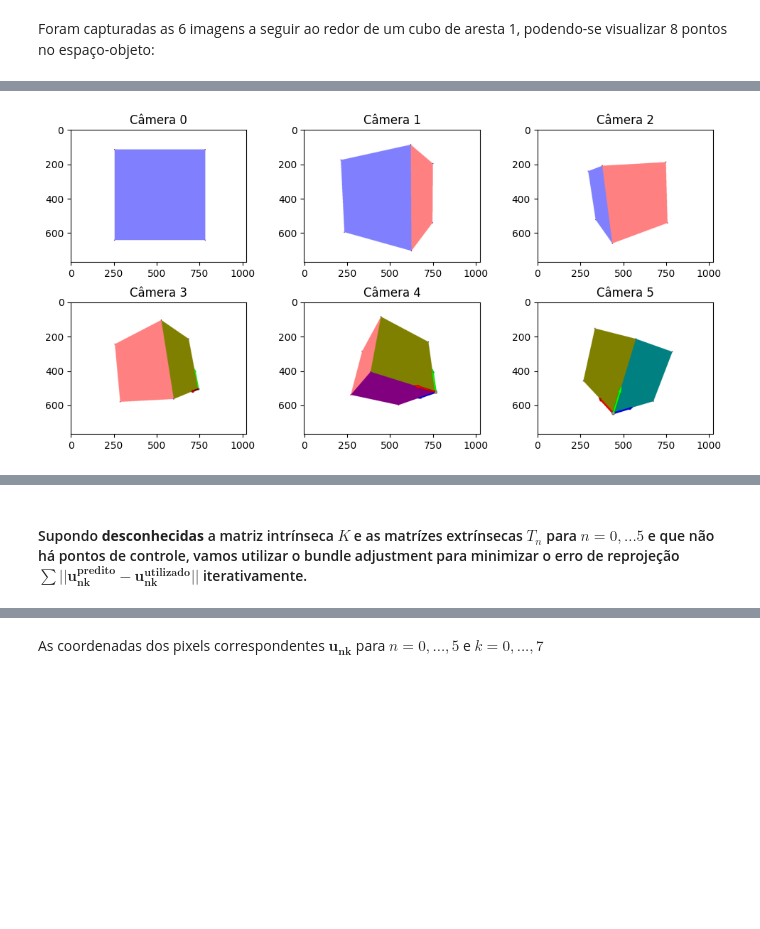
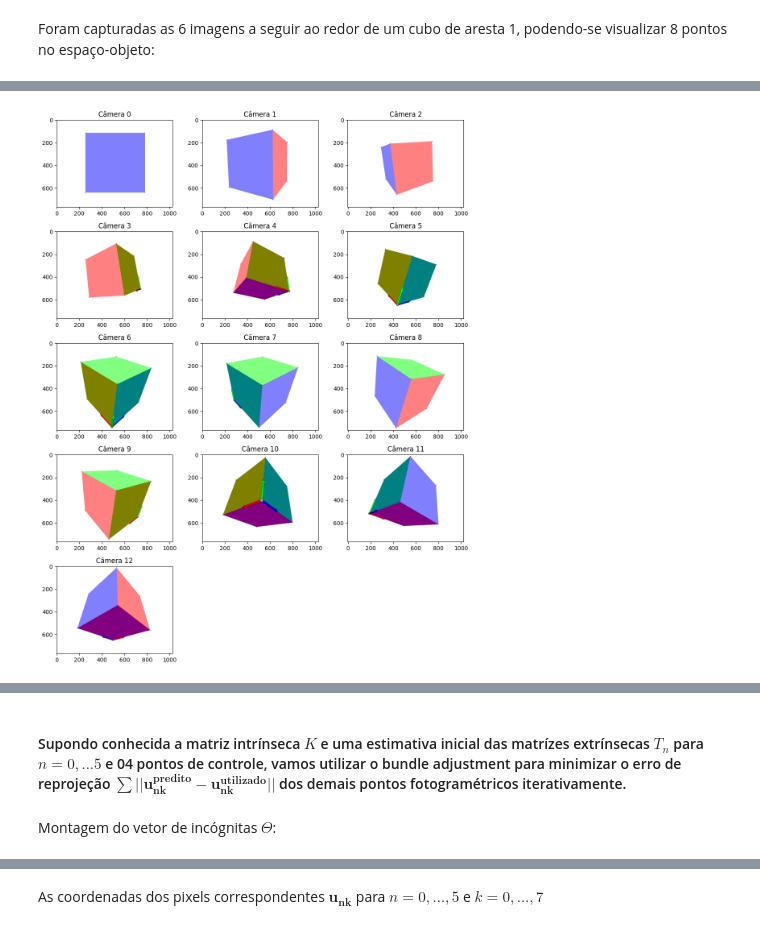
Before and after one commit to HumbertoDiego/SFMTools, a Jupyter notebook: fototriangulação_BundleAdjustment.ipynb, the cells around one changed output, grey strips where cells are left out. Saved outputs shown, nothing was run; the diff lists cells and outputs as text; code cells hidden in the pictures; blank space fills up the shorter version.

```diff
--- a/fototriangulação_BundleAdjustment.ipynb
+++ b/fototriangulação_BundleAdjustment.ipynb
@@ -459,25 +451,28 @@ Foram capturadas as 6 imagens a seguir ao redor de um cubo de aresta 1, podendo-
 # %%
 import matplotlib.pyplot as plt
 import matplotlib.image as mpimg
 
 # Load the images
 img = []
-for i in range(1,7):
+for i in range(1,14):
     img.append(mpimg.imread(f'aux_data/CuboCaptrue{i}.png'))
 
 # Create a figure and a set of subplots
-fig, axes = plt.subplots(2, 3, figsize=(10, 5))
+fig, axes = plt.subplots(5, 3, figsize=(11, 14))
 
 # Display images
 c = 0
-for i in range(0,2): # linha
+for i in range(0,5): # linha
     for k in range(0,3): # #coluna
-        axes[i][k].imshow(img[c])
-        axes[i][k].set_title(f'Câmera {c}')
+        if c>12:
+            axes[i][k].set_visible(False)
+        else:
+            axes[i][k].imshow(img[c])
+            axes[i][k].set_title(f'Câmera {c}')
         c+=1
 
 # Adjust layout
 plt.tight_layout()
 plt.show()
 # %% [output]
-[figure, old version]
+[figure, new version]
@@ -484,2 +480,4 @@ plt.show()
 # %% [markdown]
-#### Supondo <b>desconhecidas</b> a matriz intrínseca $K$ e as matrízes extrínsecas $T_n$ para $n=0,...5$ e que não há pontos de controle, vamos utilizar o bundle adjustment para minimizar o erro de reprojeção $\sum || \mathbf{u^{predito}_{nk}} - \mathbf{u^{utilizado}_{nk}}||$ iterativamente.
+#### Supondo conhecida a matriz intrínseca $K$ e uma estimativa inicial das matrízes extrínsecas $T_n$ para $n=0,...5$ e 04 pontos de controle, vamos utilizar o bundle adjustment para minimizar o erro de reprojeção $\sum || \mathbf{u^{predito}_{nk}} - \mathbf{u^{utilizado}_{nk}}||$ dos demais pontos fotogramétricos iterativamente.
+# %% [markdown]
+Montagem do vetor de incógnitas $\Theta$:
```
Also changed, not shown: parts of 47 cells of this notebook, 27 other files.
